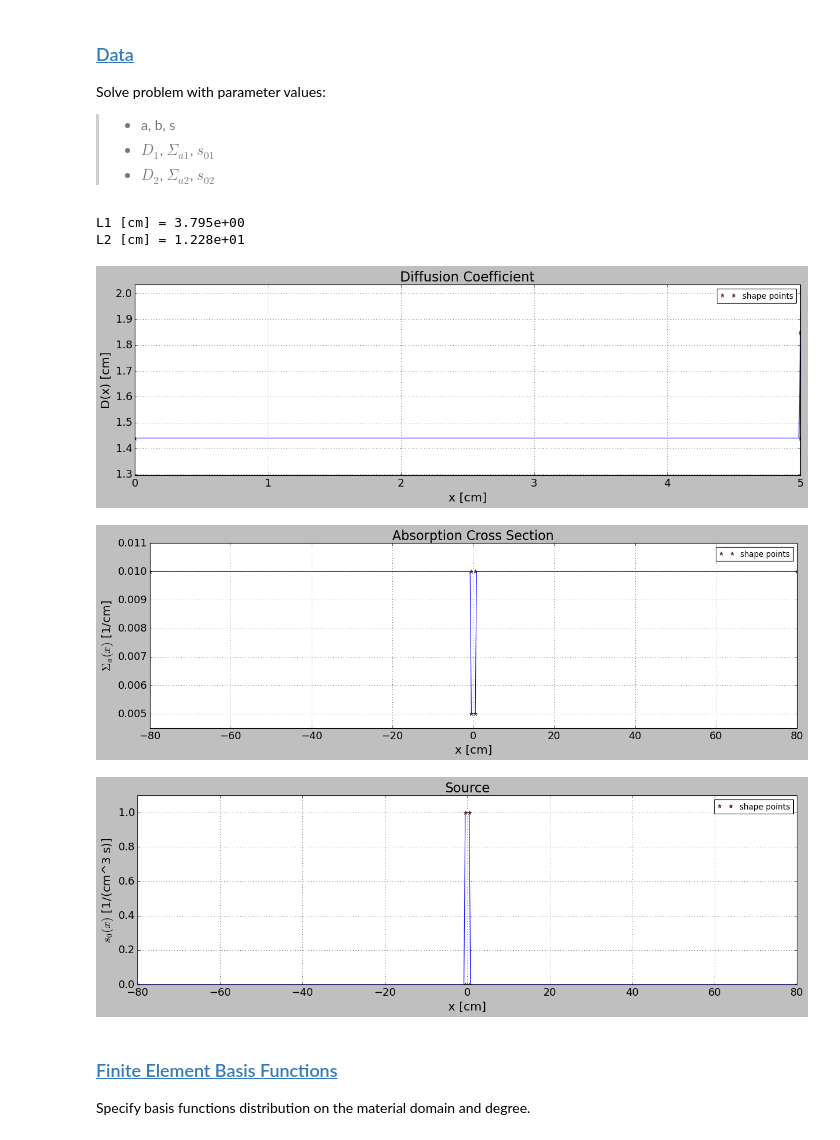
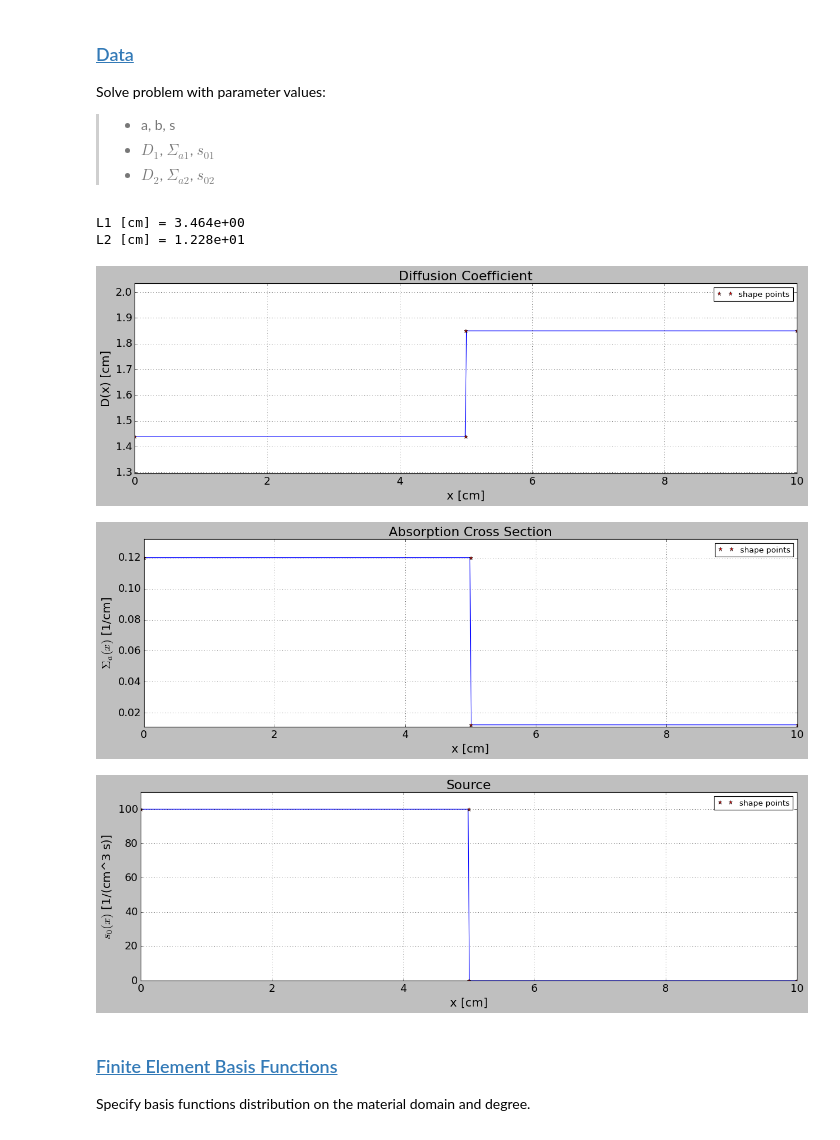
Before and after one commit to dpploy/engy-5050, a Jupyter notebook: notebooks/05-slab-reflected-diff.ipynb, the cells around one changed output. Cells and saved outputs as stored; diff of their text form; code cells hidden in the pictures.

```diff
--- a/notebooks/05-slab-reflected-diff.ipynb
+++ b/notebooks/05-slab-reflected-diff.ipynb
@@ -113,9 +110,9 @@ unit.mm = unit.milli*unit.meter
 unit.um = unit.micro*unit.meter
 # %%
 '''Domain'''
-x_a = 0*unit.cm  # infinity
-x_b = +10*unit.cm  # infinity
+x_a = 0*unit.cm
 x_s = 5*unit.cm  # thickness of source (2*x_s)
+x_b = 10*unit.cm
 # %%
 '''Domain'''
 def show_domain(x_a, x_s, x_b, zoom=1):
@@ -157,13 +152,20 @@ Solve problem with parameter values:
 '''Parameters and data'''
 # Source
 diffusion_coeff_1 = 1.44*unit.cm
-sigma_a_1 = 0.1/unit.cm
-source_1 = 100./unit.cm**3/unit.second
+sigma_f_fuel = 0.1/unit.cm
+sigma_a_1 = sigma_f_fuel * 1.20 #20% increase from fission
+source_1 = 100./unit.cm**3/unit.second #to mimic fuel
+# sanity check
+assert sigma_a_1 >= sigma_f_fuel
 
 # Reflector
 diffusion_coeff_2 = 1.85*unit.cm
 sigma_a_2 = 0.01226/unit.cm
 source_2 = 0./unit.cm**3/unit.second
+
+# Left and right normal diffusive fluxes
+q_na = 0
+#q_nb = u(b)/2
 # %%
 '''Diffusion lengths'''
 
@@ -173,14 +175,14 @@ print('L1 [cm] = %2.3e'%(diffusion_length_1/unit.cm))
 diffusion_length_2 = math.sqrt(diffusion_coeff_2/sigma_a_2)
 print('L2 [cm] = %2.3e'%(diffusion_length_2/unit.cm))
 # %% [output]
-L1 [cm] = 3.795e+00
+L1 [cm] = 3.464e+00
 L2 [cm] = 1.228e+01
 # %%
 '''Diffusion coefficient function'''
-from engy_5310.toolkit import TargetFunction
+from pyfem1d.toolkit import TargetFunction
 
 shape_pts = [(x_a, diffusion_coeff_1), (x_s, diffusion_coeff_1),
-             (x_s, diffusion_coeff_2), (x_s, diffusion_coeff_2)]
+             (x_s, diffusion_coeff_2), (x_b, diffusion_coeff_2)]
 
 diffusion_coeff = TargetFunction(shape_pts, type='linear')
 
@@ -190,41 +192,39 @@ diffusion_coeff.plot(n_plot_pts=500, show_shape_pts=True,
                 ylim=[min(diffusion_coeff_1, diffusion_coeff_2)/unit.cm*.9,
                       max(diffusion_coeff_1, diffusion_coeff_2)/unit.cm*1.1])
 # %% [output]
-[figure, old version]
+[figure, new version]
 # %%
 '''Absoption cross section function'''
-from engy_5310.toolkit import TargetFunction
+from pyfem1d.toolkit import TargetFunction
 
-shape_pts = [(x_a, sigma_a_3), (-x_s, sigma_a_3),
-             (-x_s, sigma_a_2), (x_s, sigma_a_2),
-             (x_s, sigma_a_1), (x_b, sigma_a_1)]
+shape_pts = [(x_a, sigma_a_1), (x_s, sigma_a_1),
+             (x_s, sigma_a_2), (x_b, sigma_a_2)]
 
 sigma_a = TargetFunction(shape_pts, type='linear')
 
 sigma_a.plot(n_plot_pts=500, show_shape_pts=True,
              title='Absorption Cross Section', y_label=r'$\Sigma_a(x)$ [1/cm]', x_label='x [cm]',
              x_scale=1/unit.cm, y_scale=unit.cm,
-             ylim=[min(sigma_a_1, sigma_a_2, sigma_a_3)*unit.cm*.9,
-                   max(sigma_a_1, sigma_a_2, sigma_a_3)*unit.cm*1.1])
+             ylim=[min(sigma_a_1, sigma_a_2)*unit.cm*.9,
+                   max(sigma_a_1, sigma_a_2)*unit.cm*1.1])
 # %% [output]
-[figure, old version]
+[figure, new version]
 # %%
 '''Source function'''
-from engy_5310.toolkit import TargetFunction
+from pyfem1d.toolkit import TargetFunction
 
-shape_pts = [(x_a, source_3), (-x_s, source_3),
-             (-x_s, source_2), (x_s, source_2),
-             (x_s, source_1), (x_b, source_1)]
+shape_pts = [(x_a, source_1), (x_s, source_1),
+             (x_s, source_2), (x_b, source_2)]
 
 source = TargetFunction(shape_pts, type='linear')
 
 source.plot(n_plot_pts=500, show_shape_pts=True,
              title='Source', y_label=r'$s_0(x)$ [1/(cm^3 s)]', x_label='x [cm]',
              x_scale=1/unit.cm, y_scale=unit.cm**3*unit.second,
-             ylim=[min(source_1, source_2, source_3)*unit.cm**3*unit.second*.9,
-                   max(source_1, source_2, source_3)*unit.cm**3*unit.second*1.1])
+             ylim=[min(source_1, source_2)*unit.cm**3*unit.second*.9,
+                   max(source_1, source_2)*unit.cm**3*unit.second*1.1])
 # %% [output]
-[figure, old version]
+[figure, new version]
 # %% [markdown]
 ### [Finite Element Basis Functions](#toc)<a id="fembf-sym"></a>
 
```
Also changed, not shown: parts of 101 cells of this notebook, 5 other files.
